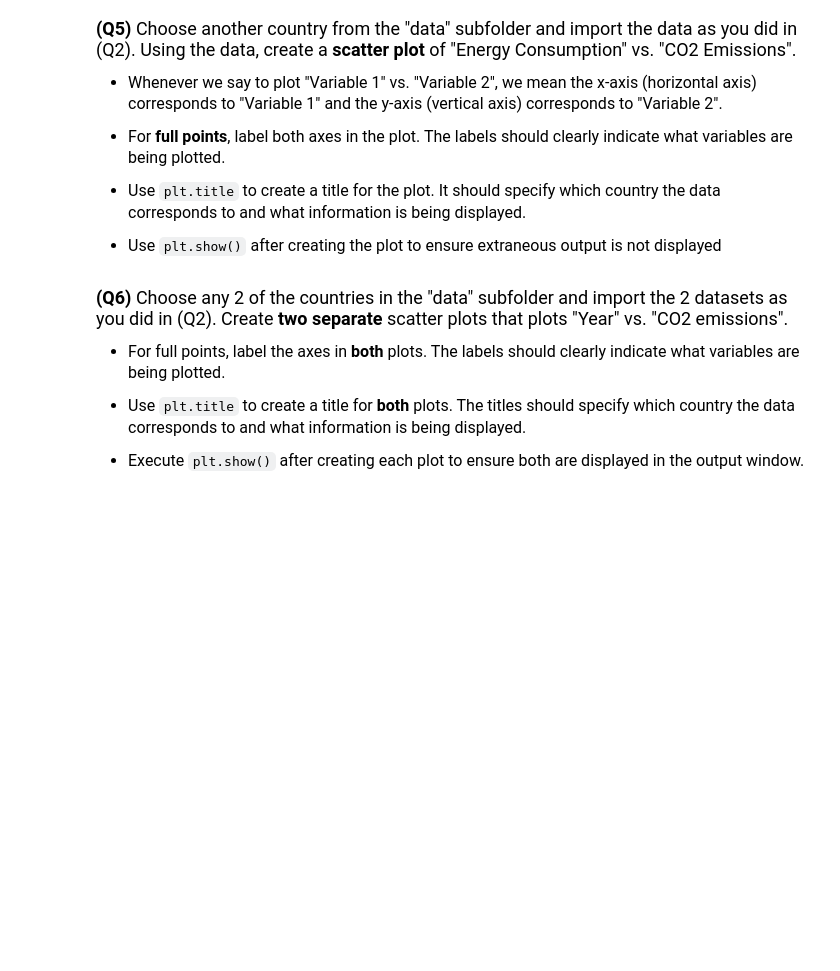
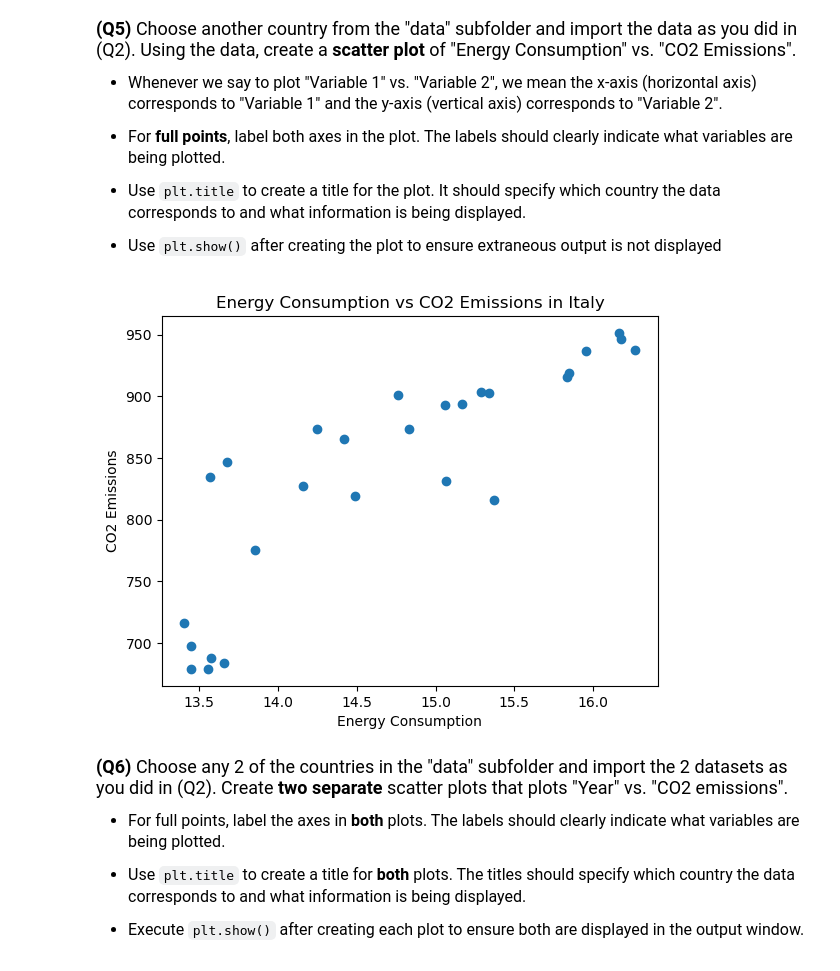
Before and after one commit to eperez-25/datasci151spring2026, a Jupyter notebook: _assignments/assignment_2/Assignment2.ipynb, the cells around one changed output. Saved outputs shown, nothing was run; the diff lists cells and outputs as text; code cells hidden in the pictures; blank space fills up the shorter version.

```diff
--- a/_assignments/assignment_2/Assignment2.ipynb
+++ b/_assignments/assignment_2/Assignment2.ipynb
@@ -106,3 +128,14 @@ us_emissions["CO2_emission"].describe()
+# %%
+# Write your answer
+import matplotlib.pyplot as plt
+Italy = pandas.read_csv("data/italy_emission.csv")
+plt.scatter(x = Italy['Energy_consumption'], y = Italy['CO2_emission'])
+plt.xlabel("Energy Consumption")
+plt.ylabel("CO2 Emissions")
+plt.title("Energy Consumption vs CO2 Emissions in Italy")
+plt.show()
+# %% [output]
+[figure, added]
 # %% [markdown]
 <font size = "4">
 
```
Also changed, not shown: parts of 7 cells of this notebook.
